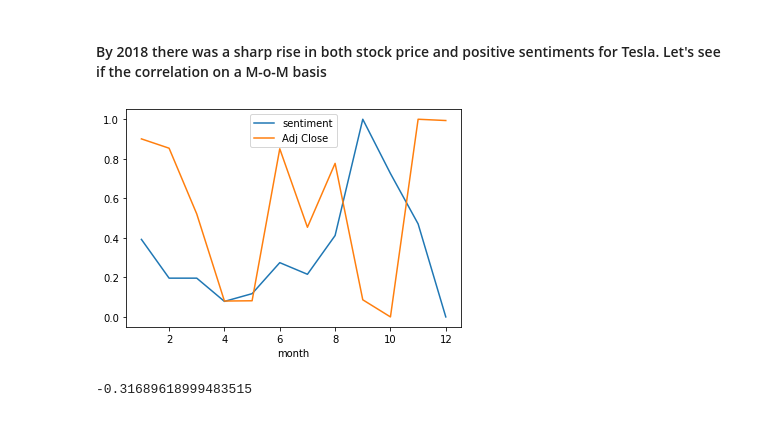
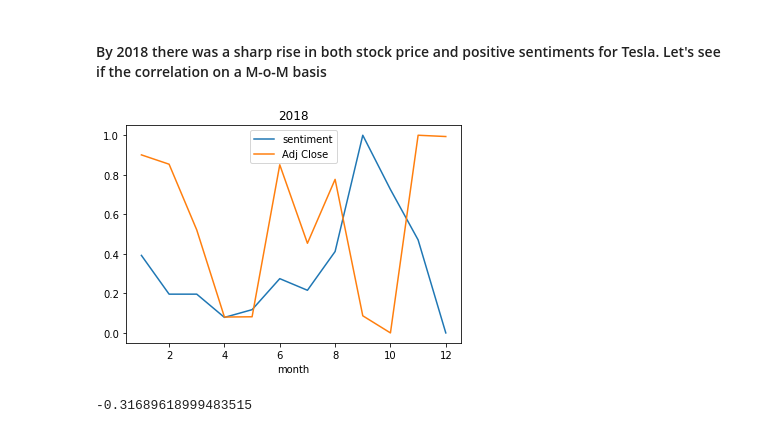
Before and after one commit to HudaKas/Electric-Cars, a Jupyter notebook: EVs tweets stock analysis.ipynb, the cells around one changed output. Cells and saved outputs as stored; diff of their text form; code cells hidden in the pictures.

```diff
--- a/EVs tweets stock analysis.ipynb
+++ b/EVs tweets stock analysis.ipynb
@@ -1410,15 +1424,16 @@ scaled_df_2017["sentiment"].corr(scaled_df_2017["Adj Close"])
 # %%
 tesla_2018=tesla_df[tesla_df["year"]==2018]
 tesla_2018=tesla_2018.groupby(["month"])["sentiment"].sum().reset_index()
 stock_2018=stock_df[stock_df["year"]==2018]
 stock_2018=stock_2018.groupby(["month"])["Adj Close"].mean().reset_index()
 mom_2018=pd.merge(tesla_2018,stock_2018, on="month", how="inner")
 
 scaled_df_2018 = pd.DataFrame(X.fit_transform(mom_2018.iloc[:,1:]),columns=mom_2018.columns[1:])
 scaled_df_2018["month"]=mom_2018["month"]
-scaled_df_2018.set_index('month').plot();
+scaled_df_2018.set_index('month').plot()
+plt.title('2018');
 # %% [output]
-[figure, old version]
+[figure, new version]
 # %%
 scaled_df_2018["sentiment"].corr(scaled_df_2018["Adj Close"])
 # %% [output]
```
Also changed, not shown: parts of 27 cells of this notebook.
